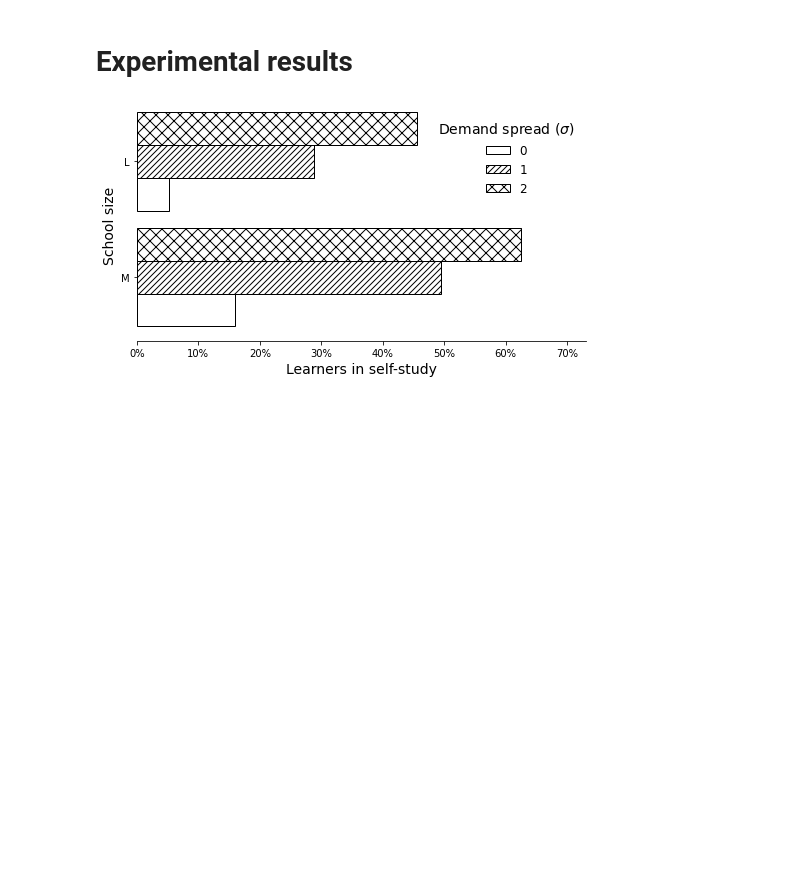
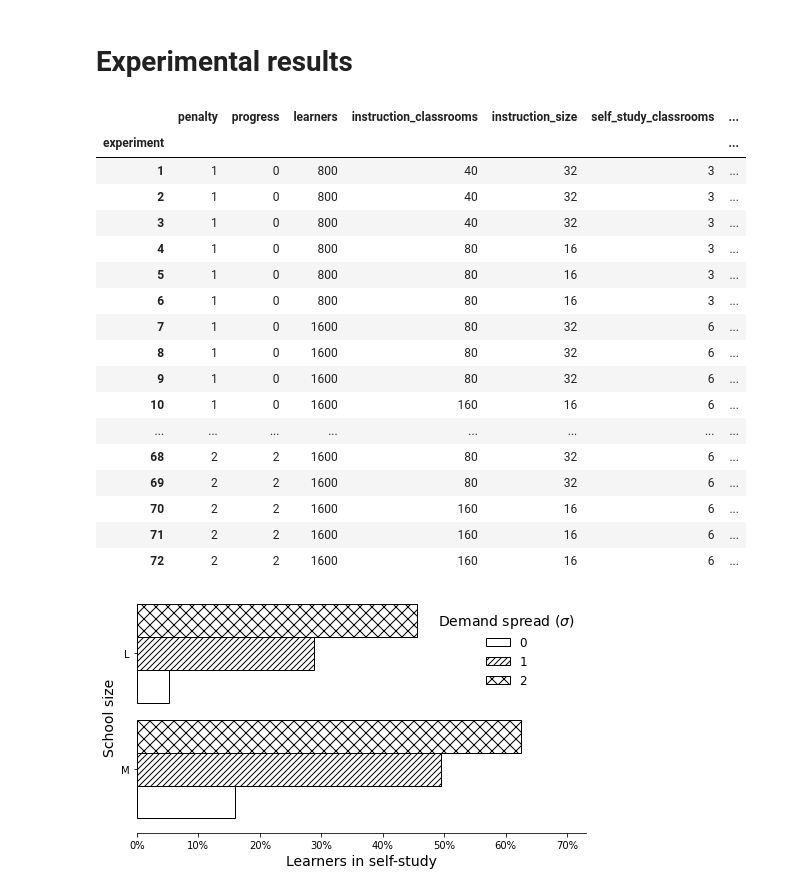
Before and after one commit to N-Wouda/PL-Hourly-Heuristic, a Jupyter notebook: analysis.ipynb, the cells around one changed output. Cells and saved outputs as stored; diff of their text form; code cells hidden in the pictures; blank space fills up the shorter version.

```diff
--- a/analysis.ipynb
+++ b/analysis.ipynb
@@ -180,6 +174,27 @@ data.head()
 data["self-study (% learners)"] = data["self-study (# learners)"]
 data.loc[data.learners == 800, "self-study (% learners)"] /= 8
 data.loc[data.learners == 1600, "self-study (% learners)"] /= 16
+# %%
+experiments
+# %% [output]
+|  | penalty | progress | learners | instruction_classrooms | instruction_size | self_study_classrooms | ... |
+| experiment |  |  |  |  |  |  | ... |
+| 1 | 1 | 0 | 800 | 40 | 32 | 3 | ... |
+| 2 | 1 | 0 | 800 | 40 | 32 | 3 | ... |
+| 3 | 1 | 0 | 800 | 40 | 32 | 3 | ... |
+| 4 | 1 | 0 | 800 | 80 | 16 | 3 | ... |
+| 5 | 1 | 0 | 800 | 80 | 16 | 3 | ... |
+| 6 | 1 | 0 | 800 | 80 | 16 | 3 | ... |
+| 7 | 1 | 0 | 1600 | 80 | 32 | 6 | ... |
+| 8 | 1 | 0 | 1600 | 80 | 32 | 6 | ... |
+| 9 | 1 | 0 | 1600 | 80 | 32 | 6 | ... |
+| 10 | 1 | 0 | 1600 | 160 | 16 | 6 | ... |
+| ... | ... | ... | ... | ... | ... | ... | ... |
+| 68 | 2 | 2 | 1600 | 80 | 32 | 6 | ... |
+| 69 | 2 | 2 | 1600 | 80 | 32 | 6 | ... |
+| 70 | 2 | 2 | 1600 | 160 | 16 | 6 | ... |
+| 71 | 2 | 2 | 1600 | 160 | 16 | 6 | ... |
+| 72 | 2 | 2 | 1600 | 160 | 16 | 6 | ... |
 # %%
 grouped = data.groupby(["learners", "progress"])
 ax = grouped["self-study (% learners)"].mean().unstack(1).plot.barh(yticks=[0, 1, 2],
```
Also changed, not shown: parts of 1 cell of this notebook.
